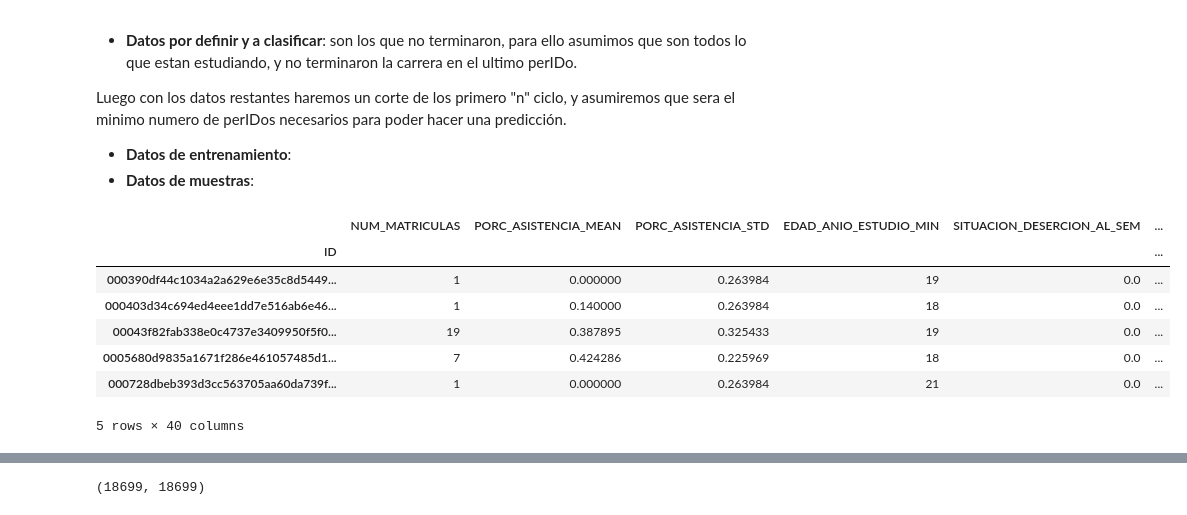
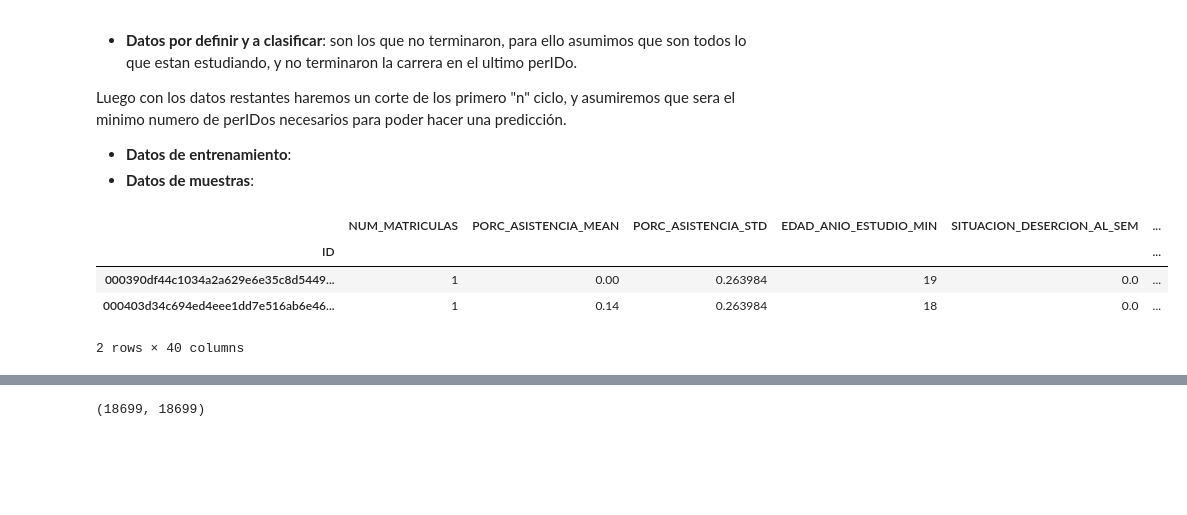
Before and after one commit to johnkbarrera/university-dropout, a Jupyter notebook: pre_processing.ipynb, the cells around one changed output, grey strips where cells are left out. Drawn from its saved outputs; the diff is of its cells as text; code cells hidden in the pictures; blank space fills up the shorter version.

```diff
--- a/pre_processing.ipynb
+++ b/pre_processing.ipynb
@@ -621,14 +621,11 @@ Luego con los datos restantes haremos un corte de los primero "n" ciclo, y asumi
 - **Datos de muestras**:
 # %%
 data_features = pd.get_dummies(data_features, columns = categorical_col)
-
-data_features.head()
+# data_features = data_features.reset_index(drop=False)
+data_features.head(2)
 # %% [output]
 |  | NUM_MATRICULAS | PORC_ASISTENCIA_MEAN | PORC_ASISTENCIA_STD | EDAD_ANIO_ESTUDIO_MIN | SITUACION_DESERCION_AL_SEM | ... |
 | ID |  |  |  |  |  | ... |
-| 000390df44c1034a2a629e6e35c8d5449... | 1 | 0.000000 | 0.263984 | 19 | 0.0 | ... |
-| 000403d34c694ed4eee1dd7e516ab6e46... | 1 | 0.140000 | 0.263984 | 18 | 0.0 | ... |
-| 00043f82fab338e0c4737e3409950f5f0... | 19 | 0.387895 | 0.325433 | 19 | 0.0 | ... |
-| 0005680d9835a1671f286e461057485d1... | 7 | 0.424286 | 0.225969 | 18 | 0.0 | ... |
-| 000728dbeb393d3cc563705aa60da739f... | 1 | 0.000000 | 0.263984 | 21 | 0.0 | ... |
+| 000390df44c1034a2a629e6e35c8d5449... | 1 | 0.00 | 0.263984 | 19 | 0.0 | ... |
+| 000403d34c694ed4eee1dd7e516ab6e46... | 1 | 0.14 | 0.263984 | 18 | 0.0 | ... |
-5 rows × 40 columns
+2 rows × 40 columns
```
Also changed, not shown: parts of 3 cells of this notebook, 4 other files.
